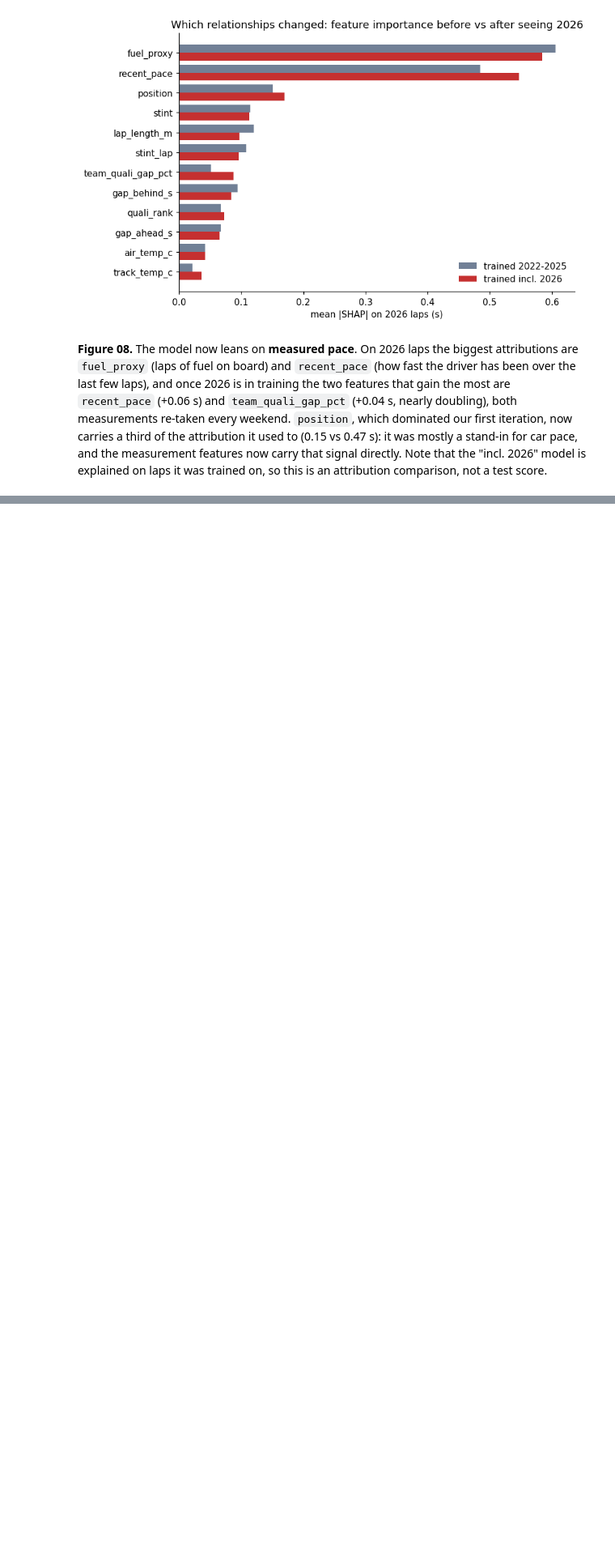
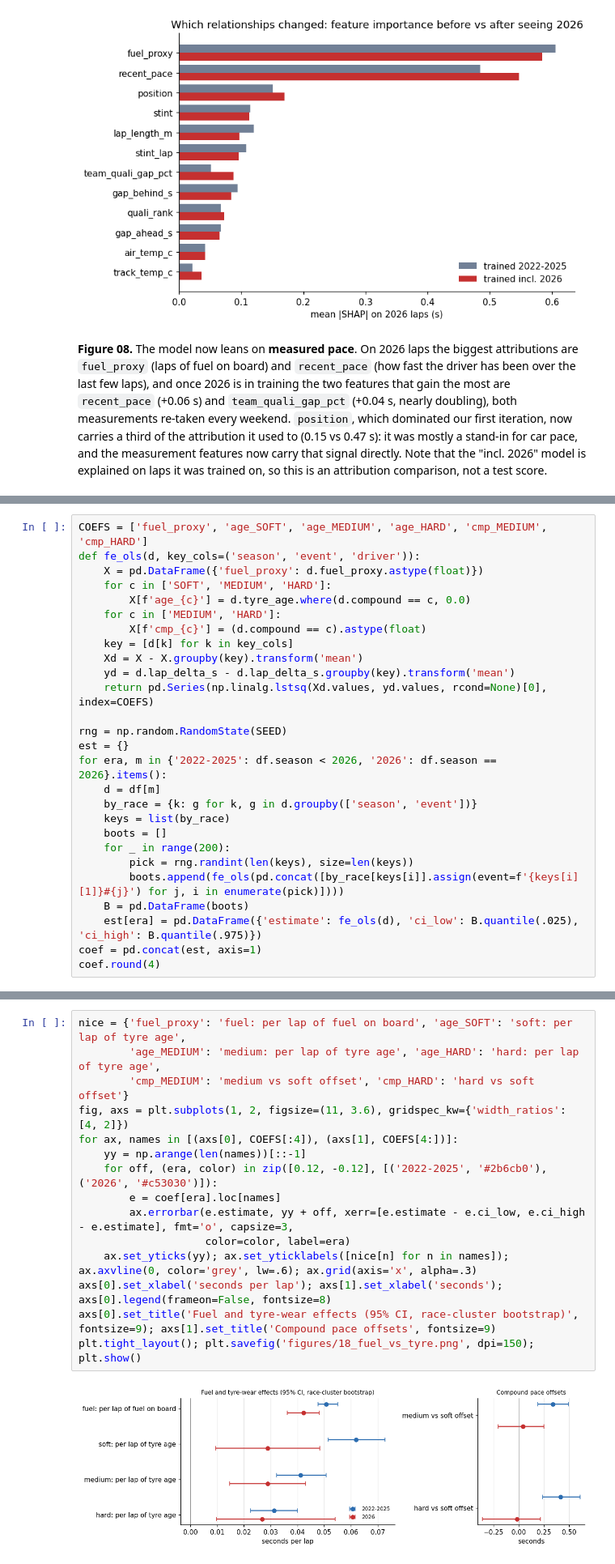
Before and after one commit to sagrawal11/DIS-ML-Final-Project, a Jupyter notebook: notebooks/07_diagnosis.ipynb, the cells around one changed output, grey strips where cells are left out. Shown at 81% size. Cells and saved outputs as stored; diff of their text form; blank space fills up the shorter version.

```diff
--- a/notebooks/07_diagnosis.ipynb
+++ b/notebooks/07_diagnosis.ipynb
@@ -71,0 +191,27 @@ plt.tight_layout(); plt.savefig('figures/08_shap_comparison.png', dpi=150); plt.
+# %%
+COEFS = ['fuel_proxy', 'age_SOFT', 'age_MEDIUM', 'age_HARD', 'cmp_MEDIUM', 'cmp_HARD']
+def fe_ols(d, key_cols=('season', 'event', 'driver')):
+    X = pd.DataFrame({'fuel_proxy': d.fuel_proxy.astype(float)})
+    for c in ['SOFT', 'MEDIUM', 'HARD']:
+        X[f'age_{c}'] = d.tyre_age.where(d.compound == c, 0.0)
+    for c in ['MEDIUM', 'HARD']:
+        X[f'cmp_{c}'] = (d.compound == c).astype(float)
+    key = [d[k] for k in key_cols]
+    Xd = X - X.groupby(key).transform('mean')
+    yd = d.lap_delta_s - d.lap_delta_s.groupby(key).transform('mean')
+    return pd.Series(np.linalg.lstsq(Xd.values, yd.values, rcond=None)[0], index=COEFS)
+
+rng = np.random.RandomState(SEED)
+est = {}
+for era, m in {'2022-2025': df.season < 2026, '2026': df.season == 2026}.items():
+    d = df[m]
+    by_race = {k: g for k, g in d.groupby(['season', 'event'])}
+    keys = list(by_race)
+    boots = []
+    for _ in range(200):
+        pick = rng.randint(len(keys), size=len(keys))
+        boots.append(fe_ols(pd.concat([by_race[keys[i]].assign(event=f'{keys[i][1]}#{j}') for j, i in enumerate(pick)])))
+    B = pd.DataFrame(boots)
+    est[era] = pd.DataFrame({'estimate': fe_ols(d), 'ci_low': B.quantile(.025), 'ci_high': B.quantile(.975)})
+coef = pd.concat(est, axis=1)
+coef.round(4)
@@ -71,0 +227,17 @@ plt.tight_layout(); plt.savefig('figures/08_shap_comparison.png', dpi=150); plt.
+# %%
+nice = {'fuel_proxy': 'fuel: per lap of fuel on board', 'age_SOFT': 'soft: per lap of tyre age',
+        'age_MEDIUM': 'medium: per lap of tyre age', 'age_HARD': 'hard: per lap of tyre age',
+        'cmp_MEDIUM': 'medium vs soft offset', 'cmp_HARD': 'hard vs soft offset'}
+fig, axs = plt.subplots(1, 2, figsize=(11, 3.6), gridspec_kw={'width_ratios': [4, 2]})
+for ax, names in [(axs[0], COEFS[:4]), (axs[1], COEFS[4:])]:
+    yy = np.arange(len(names))[::-1]
+    for off, (era, color) in zip([0.12, -0.12], [('2022-2025', '#2b6cb0'), ('2026', '#c53030')]):
+        e = coef[era].loc[names]
+        ax.errorbar(e.estimate, yy + off, xerr=[e.estimate - e.ci_low, e.ci_high - e.estimate], fmt='o', capsize=3,
+                    color=color, label=era)
+    ax.set_yticks(yy); ax.set_yticklabels([nice[n] for n in names]); ax.axvline(0, color='grey', lw=.6); ax.grid(axis='x', alpha=.3)
+axs[0].set_xlabel('seconds per lap'); axs[1].set_xlabel('seconds'); axs[0].legend(frameon=False, fontsize=8)
+axs[0].set_title('Fuel and tyre-wear effects (95% CI, race-cluster bootstrap)', fontsize=9); axs[1].set_title('Compound pace offsets', fontsize=9)
+plt.tight_layout(); plt.savefig('figures/18_fuel_vs_tyre.png', dpi=150); plt.show()
+# %% [output]
+[figure, added]
```
Also changed, not shown: parts of 16 cells of this notebook, 7 other files.
